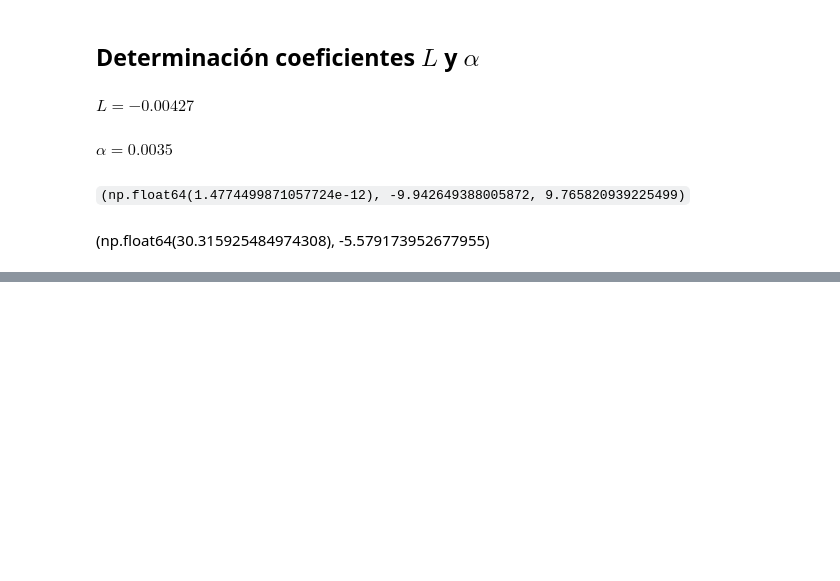
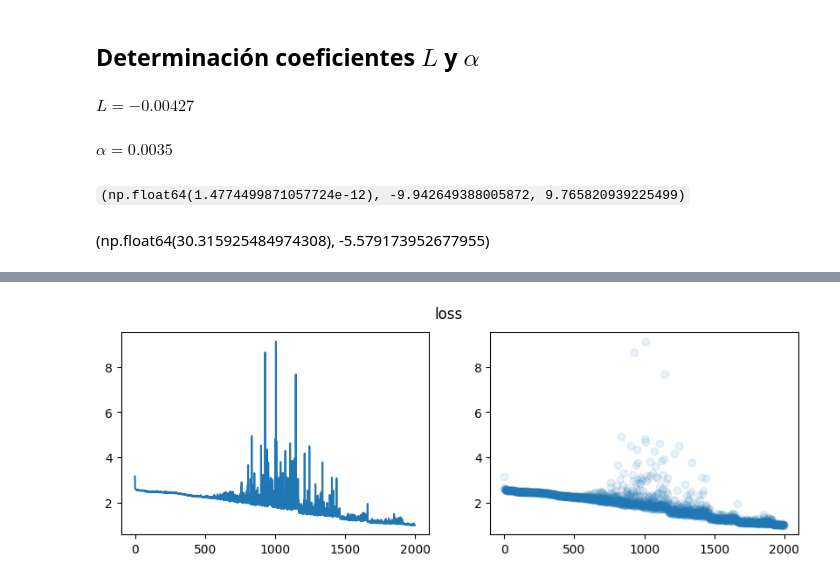
Before and after one commit to sagomeza1/pinns, a Jupyter notebook: cuadernos/exploracion.ipynb, the cells around one changed output, grey strips where cells are left out. Cells and saved outputs as stored; diff of their text form; code cells hidden in the pictures; blank space fills up the shorter version.

```diff
--- a/cuadernos/exploracion.ipynb
+++ b/cuadernos/exploracion.ipynb
@@ -754,0 +758,2 @@ ws_data["c"].describe()
+# %%
+data = cio.loadmat("/home/alejandro/pinns/models/history_PINN_12_1200_caribe_epchos_2000_lamb_3.mat")
@@ -754,0 +773,13 @@ ws_data["c"].describe()
+# %%
+key = "loss"
+y = data[key][0]
+x = data["epoch"][0]
+
+fig, ax = plt.subplots(1, 2, figsize=(10,3))
+fig.suptitle(key)
+
+ax[0].plot(x, y)
+ax[1].scatter(x, y, alpha=0.1)
+plt.show()
+# %% [output]
+[figure, added]
```
Also changed, not shown: parts of 6 cells of this notebook, 2 other files.
